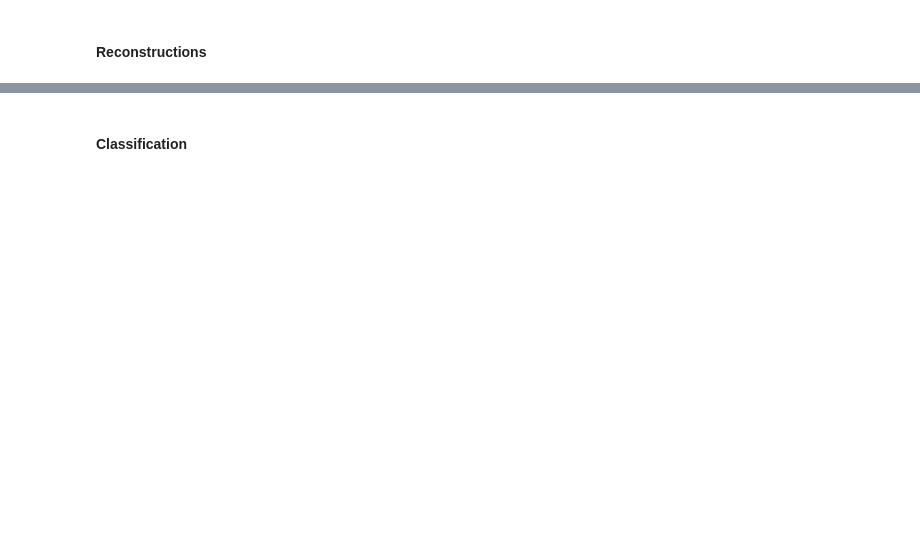
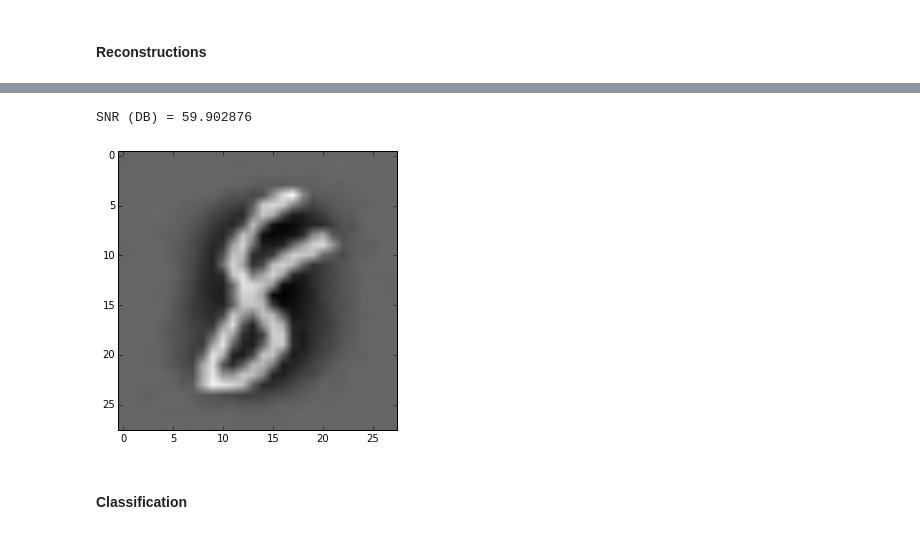
Before and after one commit to EderSantana/sc, a Jupyter notebook: tests.ipynb, the cells around one changed output, grey strips where cells are left out. Cells and saved outputs as stored; diff of their text form; code cells hidden in the pictures; blank space fills up the shorter version.

```diff
--- a/tests.ipynb
+++ b/tests.ipynb
@@ -85,3 +70,12 @@ IndexError: too many indices for array
+# %%
+y = F(x_val[0])
+rec = y[0,:].reshape((28,28))
+imshow(rec, cmap='gray')
+
+print "SNR (DB) = %f" % (10*np.log10(total_error))
+# %% [output]
+SNR (DB) = 59.902876
+[figure, added]
 # %% [markdown]
 #### Classification
 # %%
```
Also changed, not shown: parts of 7 cells of this notebook, 5 other files.
